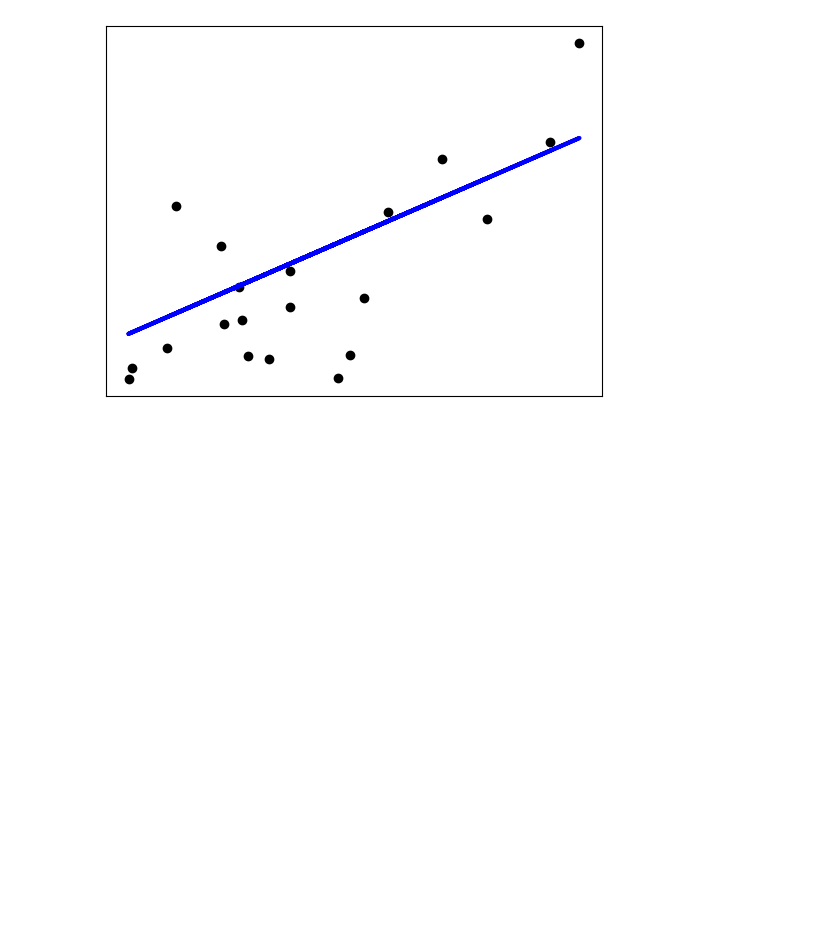
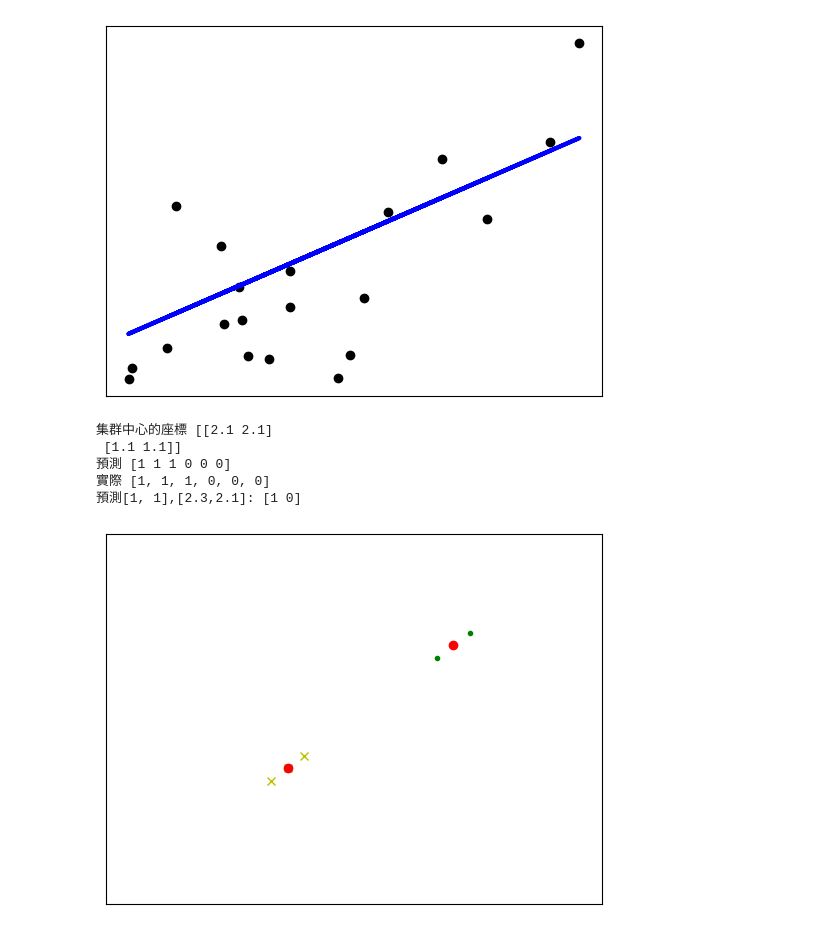
Before and after one commit to AkasakuraShouga/Asdfghjkl, a Jupyter notebook: 0726.ipynb, the cells around one changed output. Saved outputs shown, nothing was run; the diff lists cells and outputs as text; code cells hidden in the pictures; blank space fills up the shorter version.

```diff
--- a/0726.ipynb
+++ b/0726.ipynb
@@ -212,3 +212,38 @@ Coefficients:
 Mean squared error: 2548.07
 Variance score: 0.47
 [figure]
+# %%
+import numpy as np
+
+from sklearn.model_selection import train_test_split
+from sklearn.cluster import KMeans
+from time import time
+import numpy as np
+import matplotlib.pyplot as plt
+
+from sklearn import metrics
+
+X= np.array([[1,1],[1.1,1.1],[1.2,1.2],
+  [2,2], [2.1,2.1], [2.2,2.2]])
+y=[1,1,1,
+ 0,0,0]
+kmeans = KMeans(n_clusters=2, random_state=0).fit(X)
+print("集群中心的座標",kmeans.cluster_centers_)
+print("預測",kmeans.predict(X))
+print("實際",y)
+print("預測[1, 1],[2.3,2.1]:",kmeans.predict([[1, 1],[2.3,2.1]]))
+
+plt.axis([0, 3, 0, 3])
+plt.plot(X[:3,0], X[:3,1], 'yx')
+plt.plot(X[3:,0], X[3:,1], 'g.')
+plt.plot(kmeans.cluster_centers_[:,0], kmeans.cluster_centers_[:,1], 'ro')
+plt.xticks(())
+plt.yticks(())
+plt.show()
+# %% [output]
+集群中心的座標 [[2.1 2.1]
+ [1.1 1.1]]
+預測 [1 1 1 0 0 0]
+實際 [1, 1, 1, 0, 0, 0]
+預測[1, 1],[2.3,2.1]: [1 0]
+[figure, added]
```
Also changed, not shown: parts of 2 cells of this notebook.
